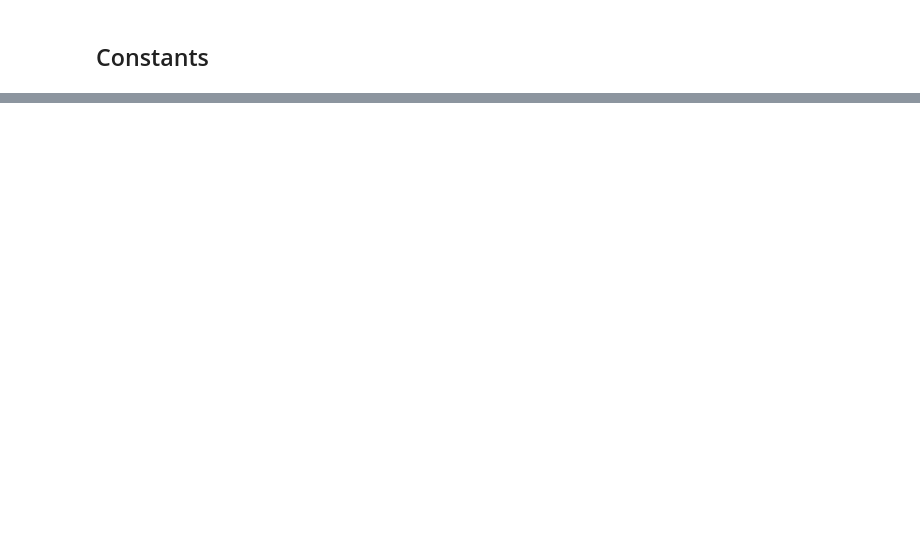
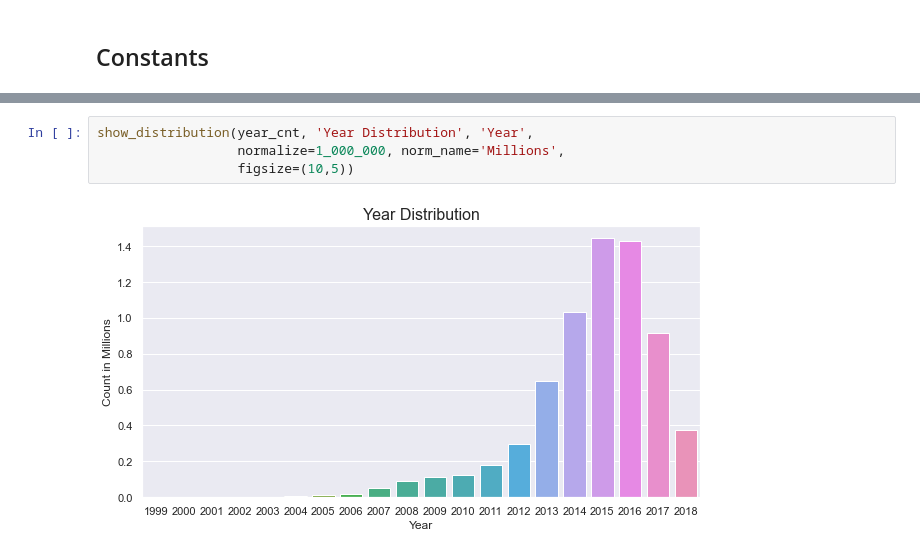
Before and after one commit to MagdaW19/Sentiment_Analysis, a Jupyter notebook: notebooks_EDA/EDA.ipynb, the cells around one changed output, grey strips where cells are left out. Drawn from its saved outputs; the diff is of its cells as text; blank space fills up the shorter version.

```diff
--- a/notebooks_EDA/EDA.ipynb
+++ b/notebooks_EDA/EDA.ipynb
@@ -74,0 +67,6 @@ plt.show()
+# %%
+show_distribution(year_cnt, 'Year Distribution', 'Year',
+                  normalize=1_000_000, norm_name='Millions',
+                  figsize=(10,5))
+# %% [output]
+[figure, added]
```
Also changed, not shown: parts of 17 cells of this notebook.
